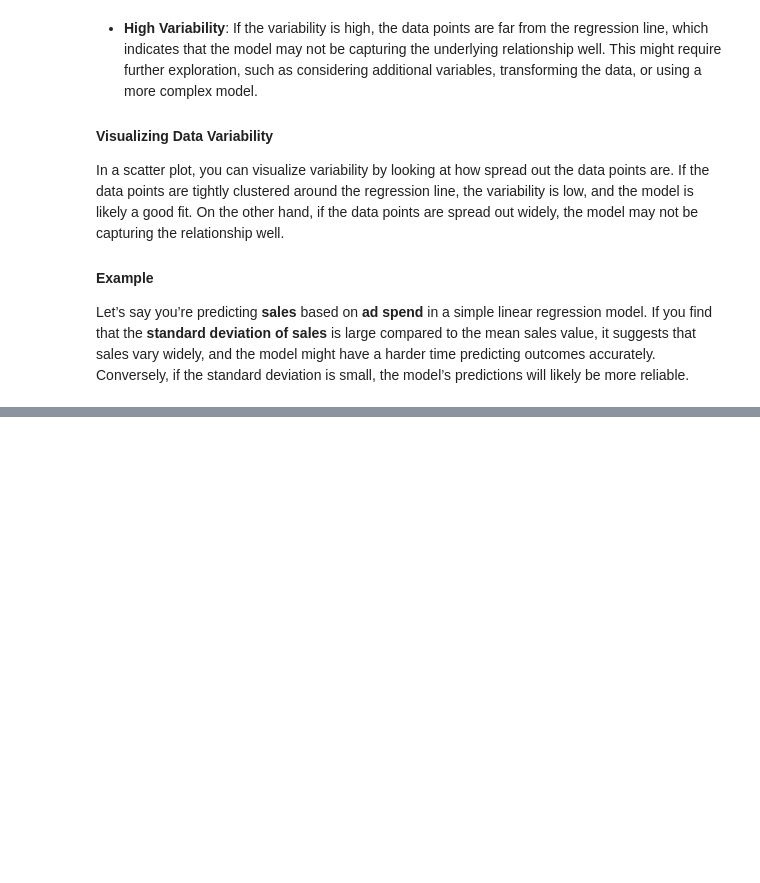
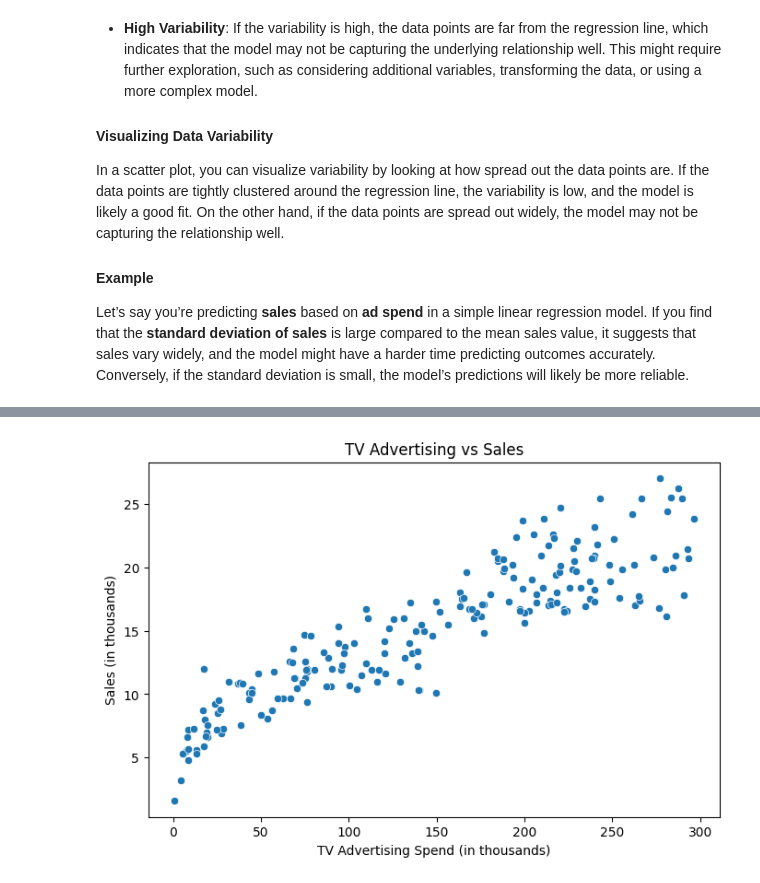
Before and after one commit to kmehmonov/ai-roadmap, a Jupyter notebook: content/chapter 2 - linear regression/chapter2_linear_regression.ipynb, the cells around one changed output, grey strips where cells are left out. Saved outputs shown, nothing was run; the diff lists cells and outputs as text; code cells hidden in the pictures; blank space fills up the shorter version.

```diff
--- a/content/chapter 2 - linear regression/chapter2_linear_regression.ipynb
+++ b/content/chapter 2 - linear regression/chapter2_linear_regression.ipynb
@@ -302,0 +278,14 @@ correlation(adv['Newspaper'], adv['Sales'])
+# %%
+import pandas as pd
+import numpy as np
+import matplotlib.pyplot as plt
+import seaborn as sns
+from sklearn.model_selection import train_test_split
+from sklearn.linear_model import LinearRegression
+from sklearn.metrics import mean_squared_error, r2_score
+
+# Load the dataset
+data = pd.read_csv('data/advertising.csv')
+
+# Display the first few rows of the dataset
+data.head()
@@ -302,0 +308,10 @@ correlation(adv['Newspaper'], adv['Sales'])
+# %%
+# Visualizing the relationship between TV advertising and sales
+plt.figure(figsize=(8, 5))
+sns.scatterplot(x='TV', y='Sales', data=data)
+plt.title('TV Advertising vs Sales')
+plt.xlabel('TV Advertising Spend (in thousands)')
+plt.ylabel('Sales (in thousands)')
+plt.show()
+# %% [output]
+[figure, added]
```
Also changed, not shown: parts of 20 cells of this notebook, 1 other file.
